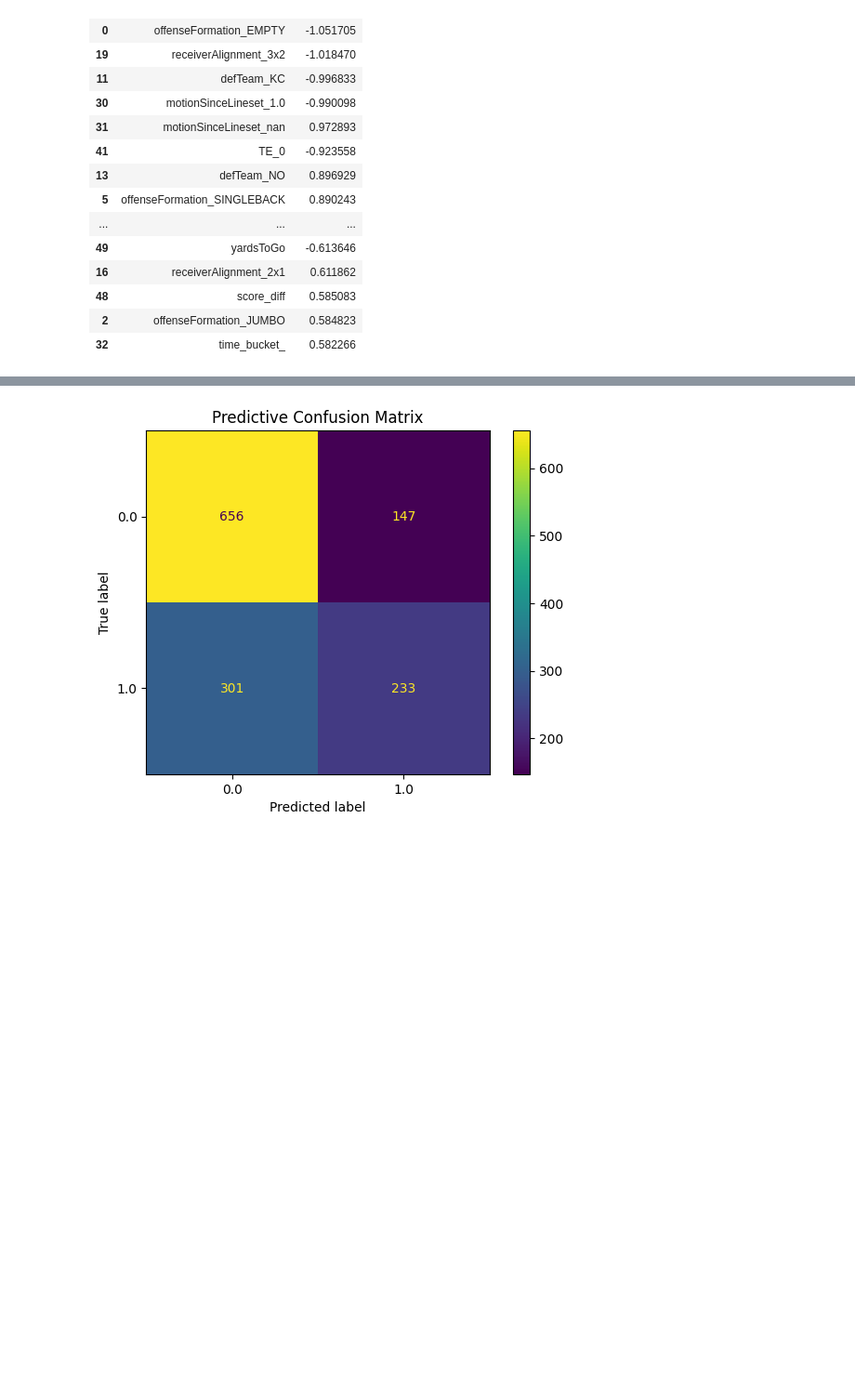
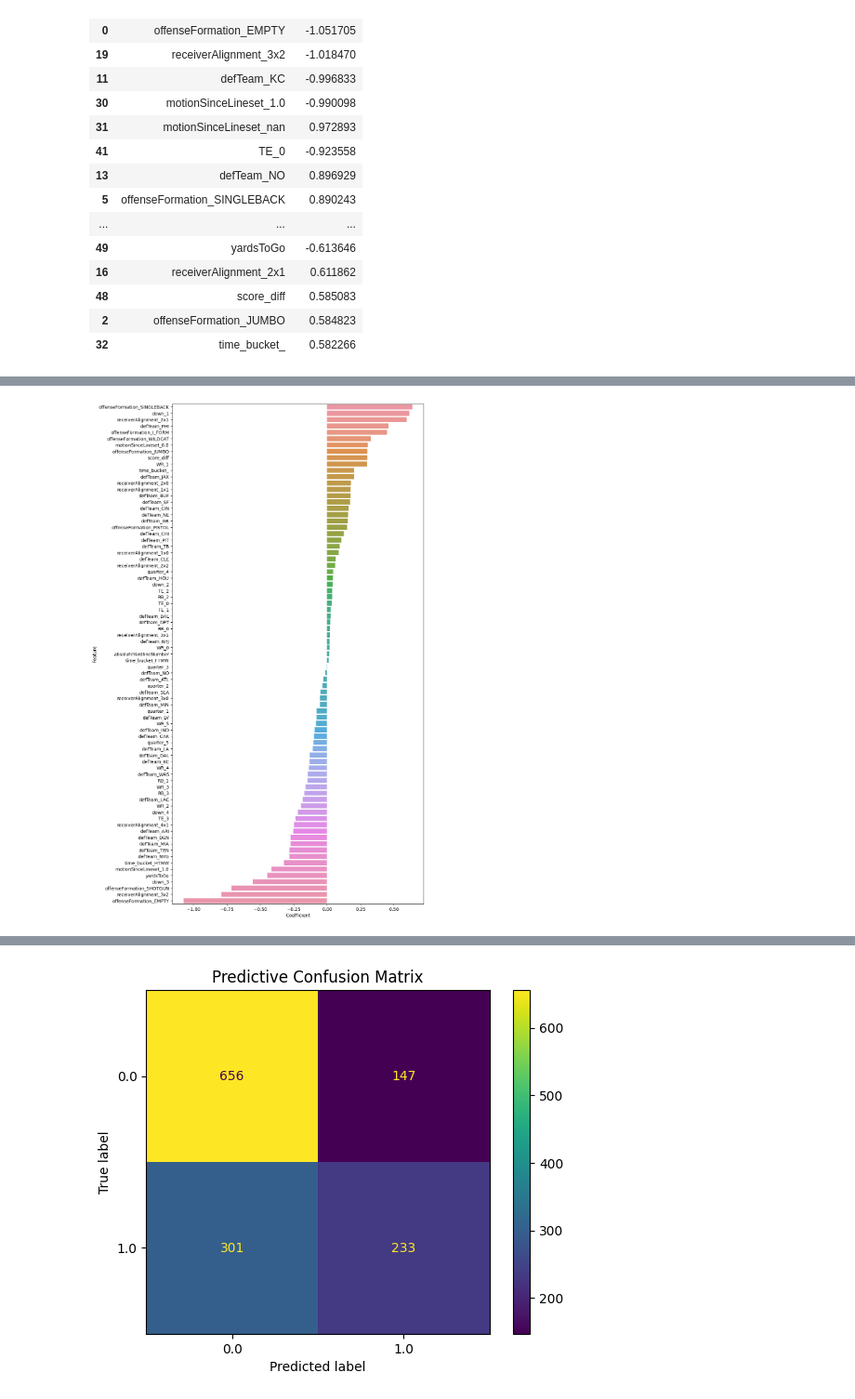
Before and after one commit to Merker56/NFL-Big-Data-Bowl-2025, a Jupyter notebook: 2025 BDB.ipynb, the cells around one changed output, grey strips where cells are left out. Shown at 93% size. Drawn from its saved outputs; the diff is of its cells as text; code cells hidden in the pictures; blank space fills up the shorter version.

```diff
--- a/2025 BDB.ipynb
+++ b/2025 BDB.ipynb
@@ -1422,0 +1549,9 @@ log_df[0:20]
+# %%
+pos_average_coefficients = coefficients_combined.groupby('Feature')['Coefficient'].apply(lambda x: x.mean()).reset_index()
+pos_average_coefficients = pos_average_coefficients.sort_values(by = 'Coefficient', ascending = False)
+# %%
+plt.figure(figsize = (10, 20))
+sns.barplot(data = pos_average_coefficients, x = 'Coefficient', y = 'Feature')
+plt.show()
+# %% [output]
+[figure, added]
```
Also changed, not shown: parts of 22 cells of this notebook.
